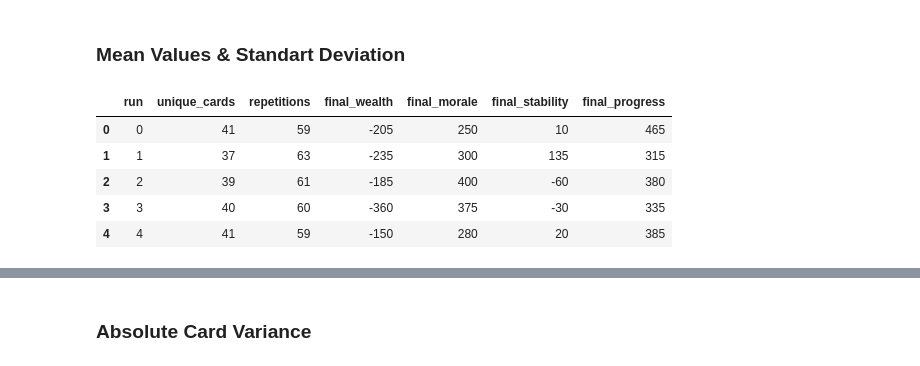
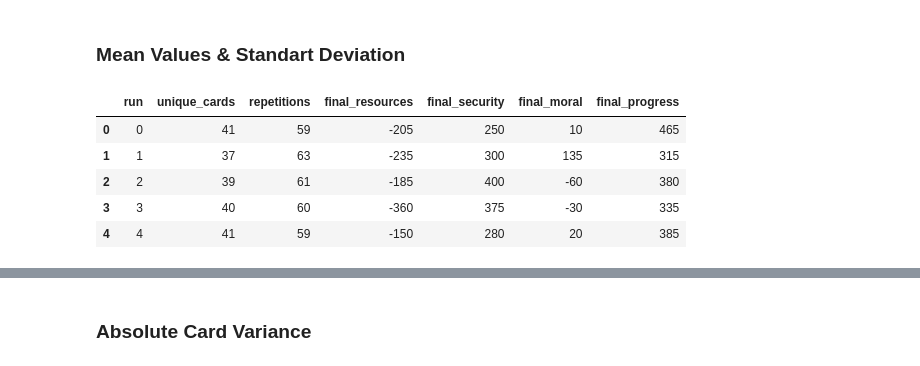
Before and after one commit to davidcurral/Procedural-Narrative-Prototype-Project, a Jupyter notebook: Narrative Data Analysis_No_Memory.ipynb, the cells around one changed output, grey strips where cells are left out. Cells and saved outputs as stored; diff of their text form; code cells hidden in the pictures.

```diff
--- a/Narrative Data Analysis_No_Memory.ipynb
+++ b/Narrative Data Analysis_No_Memory.ipynb
@@ -327,9 +327,11 @@ df1_original = pd.read_csv("./Data/no_memory_sim_summary.txt", index_col=0)
 ### Mean Values & Standart Deviation
 # %%
 df1 = pd.read_csv("./Data/no_memory_sim_summary.txt")
+df1 = df1.rename(columns={'final_wealth': 'final_resources','final_morale': 'final_security', 'final_stability': 'final_moral'})
+
 df1.head()
 # %% [output]
-|  | run | unique_cards | repetitions | final_wealth | final_morale | final_stability | final_progress |
+|  | run | unique_cards | repetitions | final_resources | final_security | final_moral | final_progress |
 | 0 | 0 | 41 | 59 | -205 | 250 | 10 | 465 |
 | 1 | 1 | 37 | 63 | -235 | 300 | 135 | 315 |
 | 2 | 2 | 39 | 61 | -185 | 400 | -60 | 380 |
```
Also changed, not shown: parts of 16 cells of this notebook, 8 other files.
